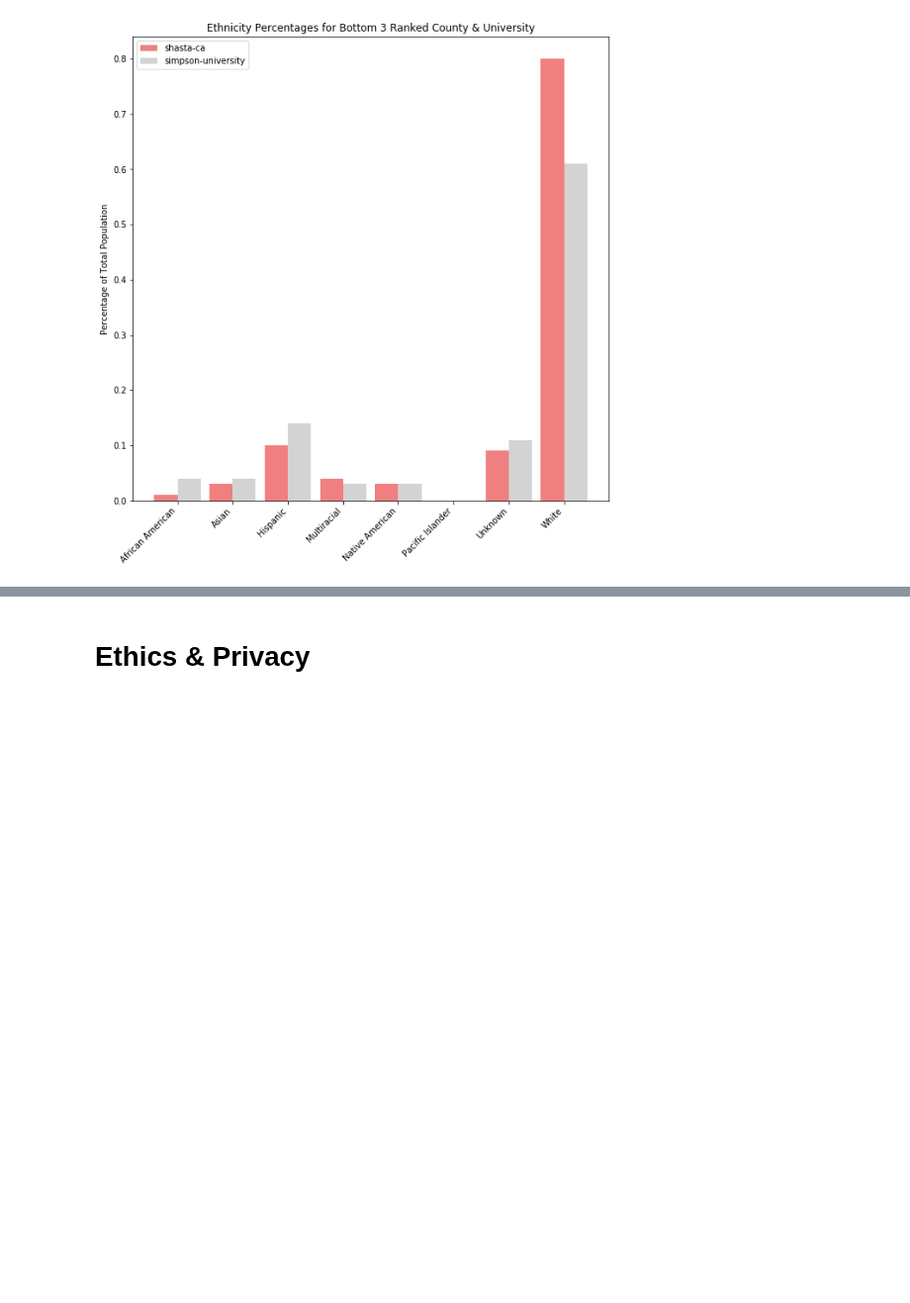
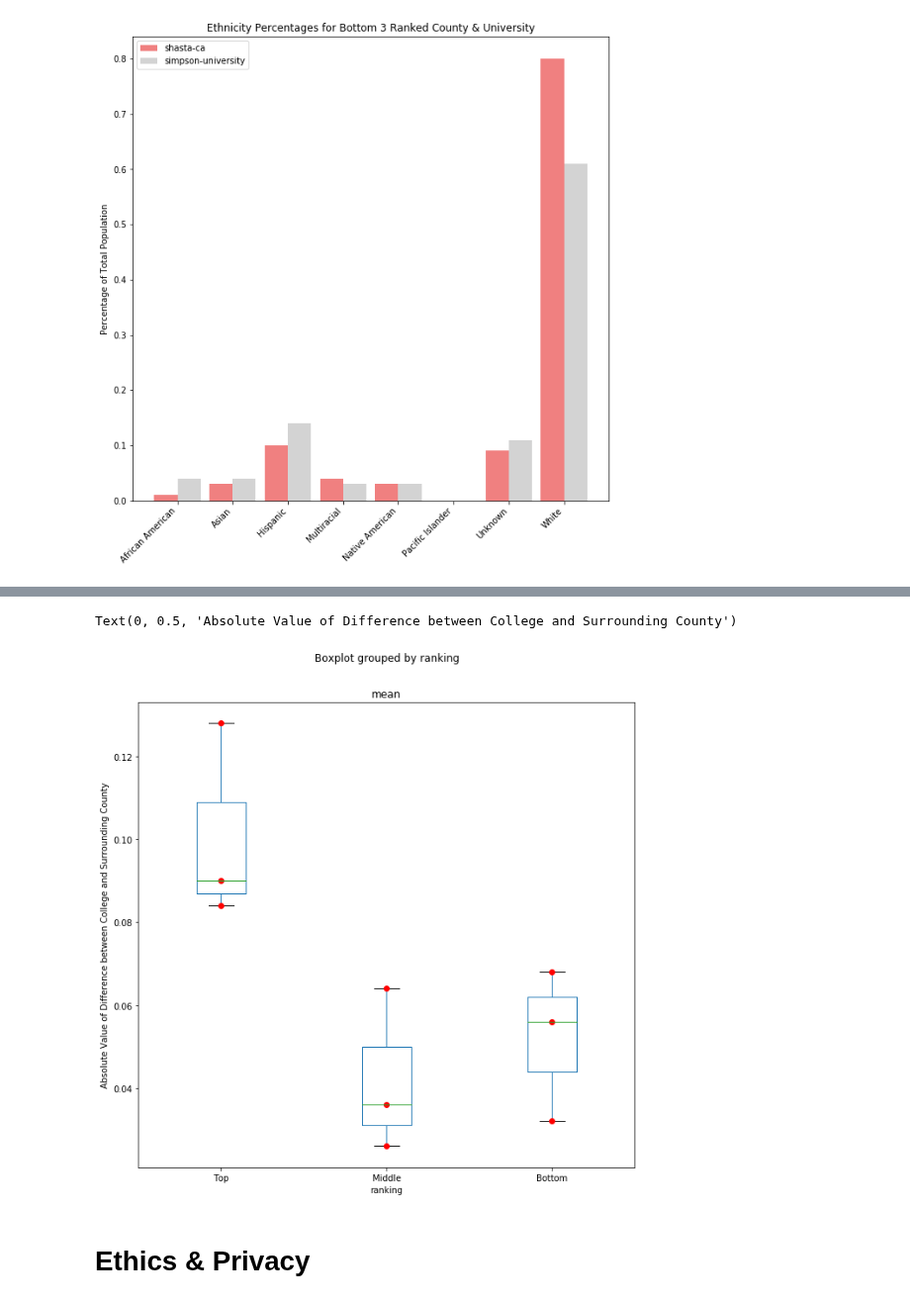
Before and after one commit to nforesti/education, a Jupyter notebook: FinalProject.ipynb, the cells around one changed output, grey strips where cells are left out. Shown at 99% size. Cells and saved outputs as stored; diff of their text form; code cells hidden in the pictures; blank space fills up the shorter version.

```diff
--- a/FinalProject.ipynb
+++ b/FinalProject.ipynb
@@ -192,0 +261,6 @@ bar_plot_county_city('shasta-ca', 'simpson-university', 'Bottom', 'lightcoral',
+# %%
+topdiffdesc = topdiff.drop("ranking", axis=1)
+
+topdiffdesc = topdiffdesc.transpose()
+print(topdiffdesc.describe())
+transummary = topdiffdesc.describe().transpose()
@@ -192,0 +277,8 @@ bar_plot_county_city('shasta-ca', 'simpson-university', 'Bottom', 'lightcoral',
+# %%
+df_summary = topdiff.copy(deep=True)
+df_summary.ranking.loc[(df_summary['ranking'] < 4)] = 0
+df_summary.ranking.loc[(df_summary['ranking'] >= 4) & (df_summary['ranking'] < 432)] = 1
+df_summary.ranking.loc[(df_summary['ranking'] > 877)] = 2
+
+
+df_summary["mean"] = transummary["mean"]
@@ -193,3 +298,11 @@ bar_plot_county_city('shasta-ca', 'simpson-university', 'Bottom', 'lightcoral',
+# %%
+graph3 = df_summary.boxplot(by ='ranking', column =['mean'], grid = False)
+plt.plot(df_summary["ranking"]+1, df_summary["mean"],'r.',alpha=1,marker='o')
+plt.xticks([1, 2, 3], ['Top', 'Middle', 'Bottom'])
+graph3.set_ylabel('Absolute Value of Difference between College and Surrounding County')
+# %% [output]
+Text(0, 0.5, 'Absolute Value of Difference between College and Surrounding County')
+[figure, added]
 # %% [markdown]
 # Ethics & Privacy
 # %% [markdown]
```
Also changed, not shown: parts of 7 cells of this notebook.
